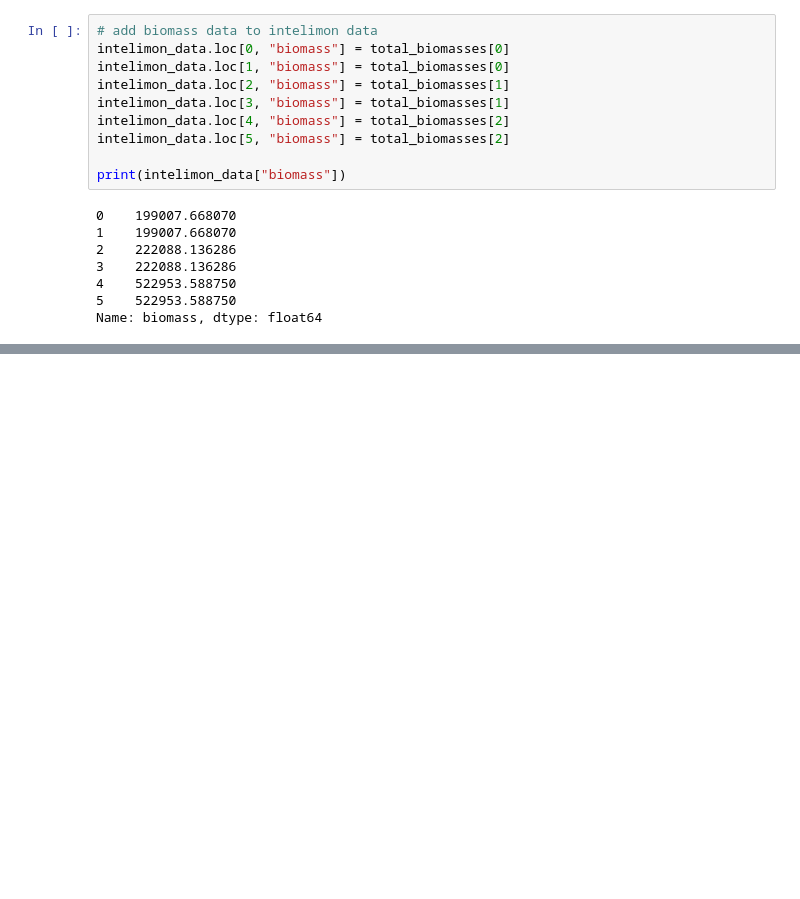
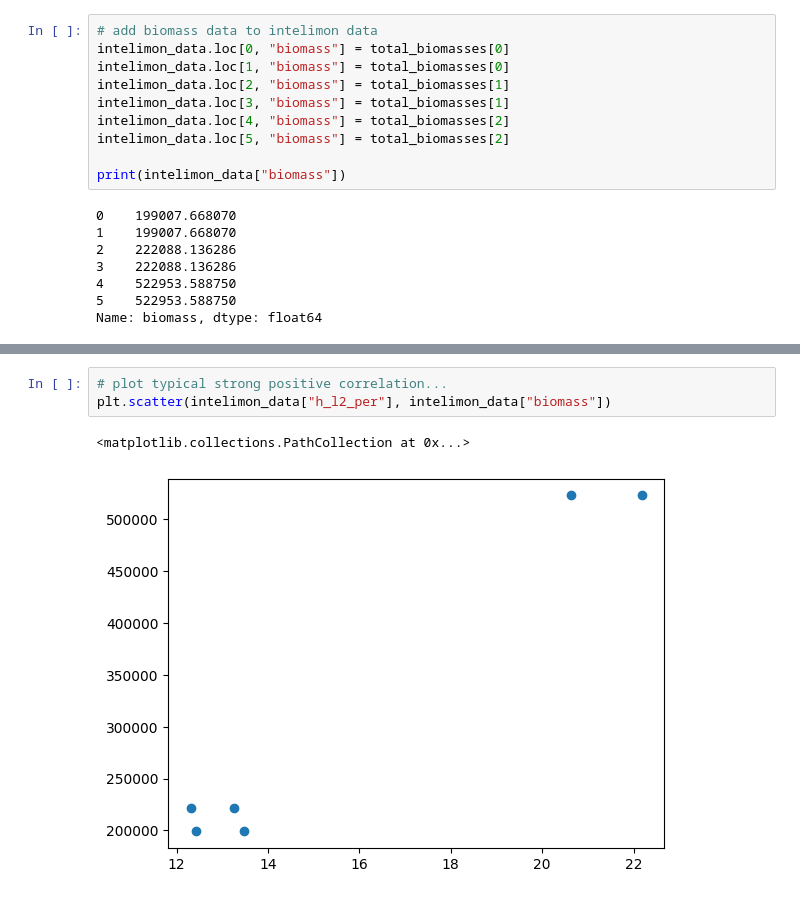
Before and after one commit to JasonSteelmanCoder/lidar_scan_calibration, a Jupyter notebook: python/intelimon_and_biomass_correlation.ipynb, the cells around one changed output, grey strips where cells are left out. Drawn from its saved outputs; the diff is of its cells as text; blank space fills up the shorter version.

Commit message:
explore correlations between intelimon variables and biomass

```diff
--- a/python/intelimon_and_biomass_correlation.ipynb
+++ b/python/intelimon_and_biomass_correlation.ipynb
@@ -67,0 +103,6 @@ plt.scatter(intelimon_data["h_l4_tgi"], intelimon_data["biomass"])
+# %%
+# plot typical strong positive correlation...
+plt.scatter(intelimon_data["h_l2_per"], intelimon_data["biomass"])
+# %% [output]
+<matplotlib.collections.PathCollection at 0x...>
+[figure, added]
```
Also changed, not shown: parts of 4 cells of this notebook.
